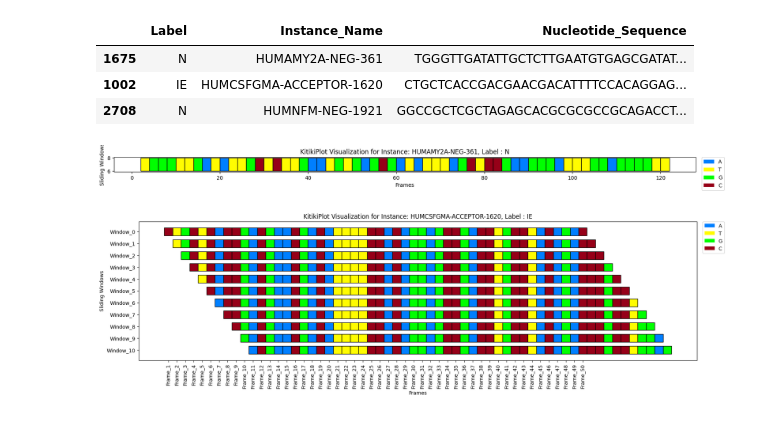
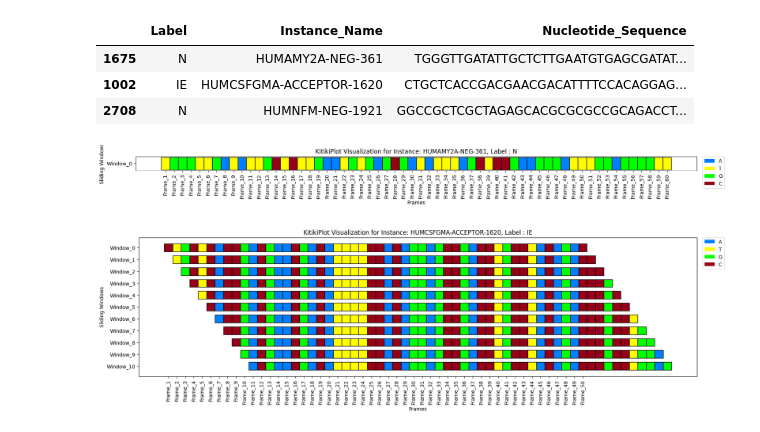
Before and after one commit to BodduSriPavan-111/kitikiplot, a Jupyter notebook: examples/Genome_Analysis.ipynb, the cells around one changed output. Saved outputs shown, nothing was run; the diff lists cells and outputs as text; code cells hidden in the pictures.

```diff
--- a/examples/Genome_Analysis.ipynb
+++ b/examples/Genome_Analysis.ipynb
@@ -20,18 +20,20 @@ df
 # %%
 index= 0
 
 plot= KitikiPlot( data= [i for i in df.iloc[index, 2]], stride= 1, window_length= len(df.iloc[index, 2]) )
 
 plot.plot(
         figsize= (20, 0.5),
         transpose= True,
         cell_width= 2,
         cmap= {'A': '#007FFF', 'T': "#fffc00", "G": "#00ff00", "C": "#960018"},
         legend_kwargs= {"bbox_to_anchor": (1.01, 1), "loc":'upper left', "borderaxespad": 0.},
         display_legend= True,
+        display_yticks= True,
+        xticks_rotation= 90,
         title= "KitikiPlot Visualization for Instance: "+df.iloc[index, 1].strip()+", Label : "+df.iloc[index,0].strip())
 # %% [output]
-[figure, old version]
+[figure, new version]
 # %%
 index= 1
 
```
Also changed, not shown: 2 other files.
